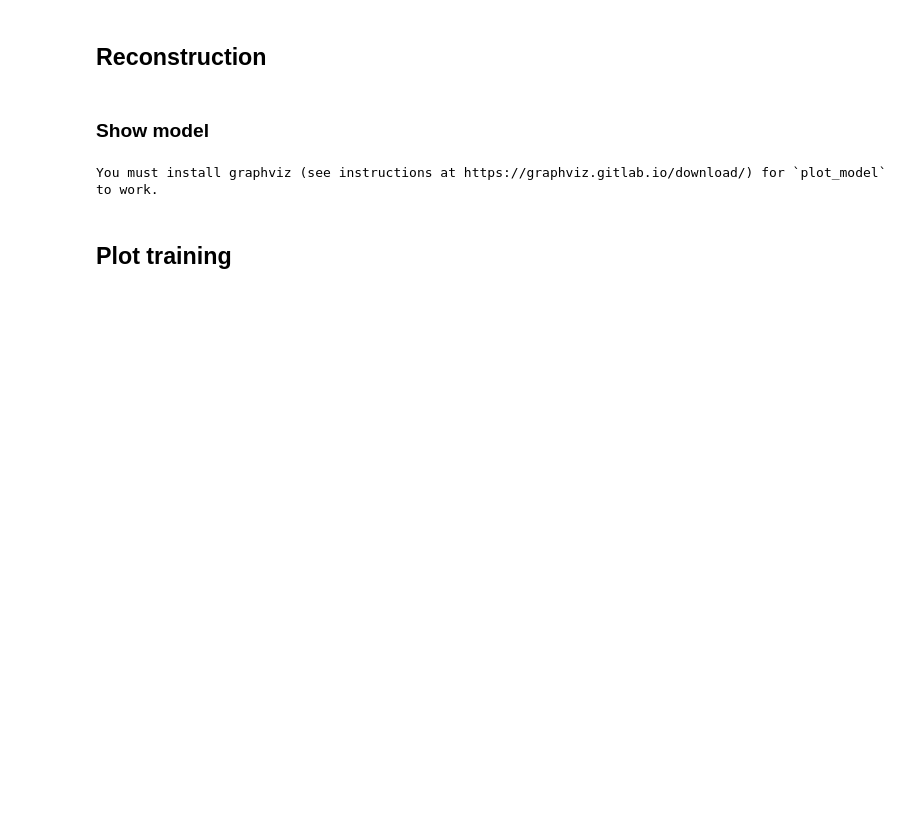
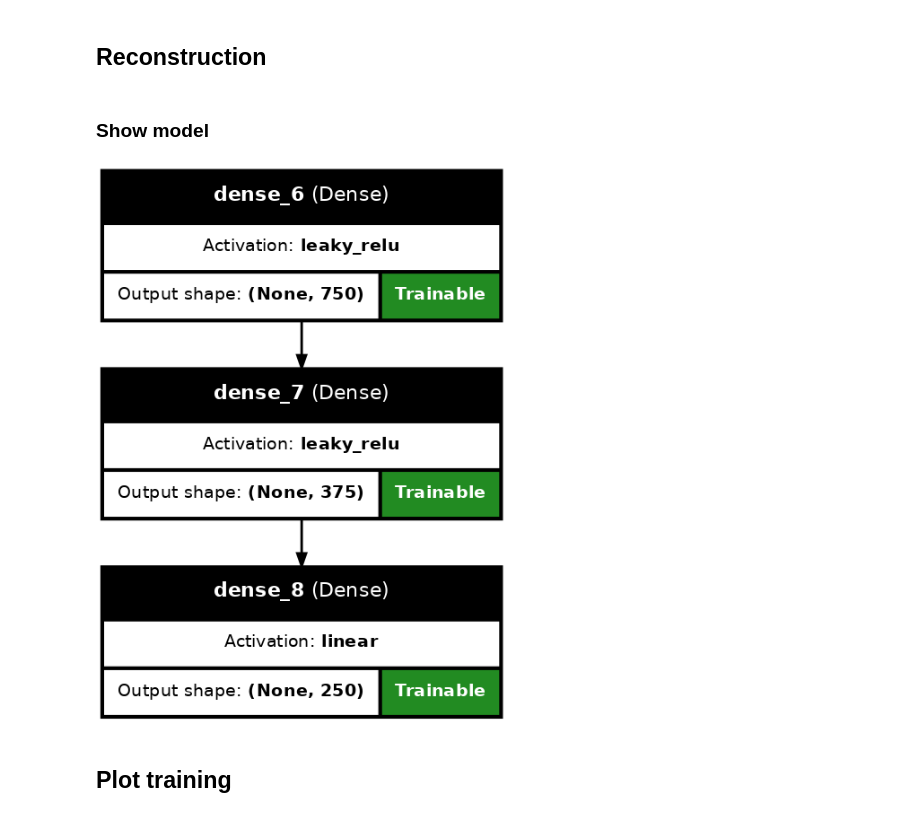
Before and after one commit to JosuaCarl/MStoML, a Jupyter notebook: skripts/VAE/VAE_interpret.ipynb, the cells around one changed output. Saved outputs shown, nothing was run; the diff lists cells and outputs as text; code cells hidden in the pictures; blank space fills up the shorter version.

```diff
--- a/skripts/VAE/VAE_interpret.ipynb
+++ b/skripts/VAE/VAE_interpret.ipynb
@@ -115,12 +72,12 @@ reconstructed_data = pd.DataFrame(model(X).numpy())
 # %% [markdown]
 ### Show model
 # %%
-model_plot = keras.utils.plot_model( model, show_shapes=True, show_dtype=False, show_layer_names=True,
-                                     rankdir="TB", expand_nested=True, dpi=300, subgraph=True,
+model_plot = keras.utils.plot_model( model.get_layer(index=2), show_shapes=True, show_dtype=False, show_layer_names=True,
+                                     rankdir="TB", expand_nested=True, dpi=100, to_file="../../reports/model.png",
                                      show_layer_activations=True, show_trainable=True )
 model_plot
 # %% [output]
-You must install graphviz (see instructions at https://graphviz.gitlab.io/download/) for `plot_model` to work.
+[figure, added]
 # %% [markdown]
 ## Plot training
 # %%
```
Also changed, not shown: parts of 17 cells of this notebook, 3 other files.
